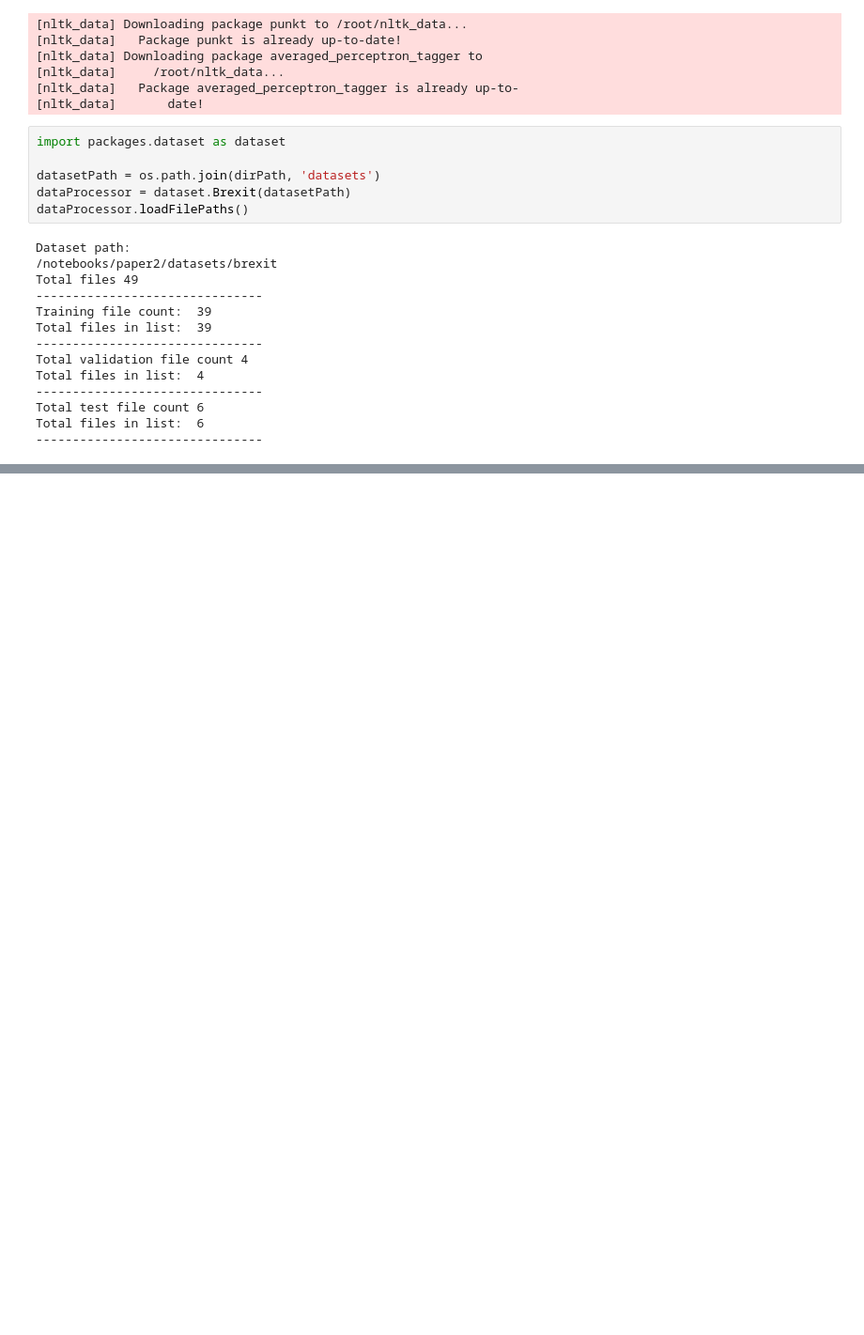
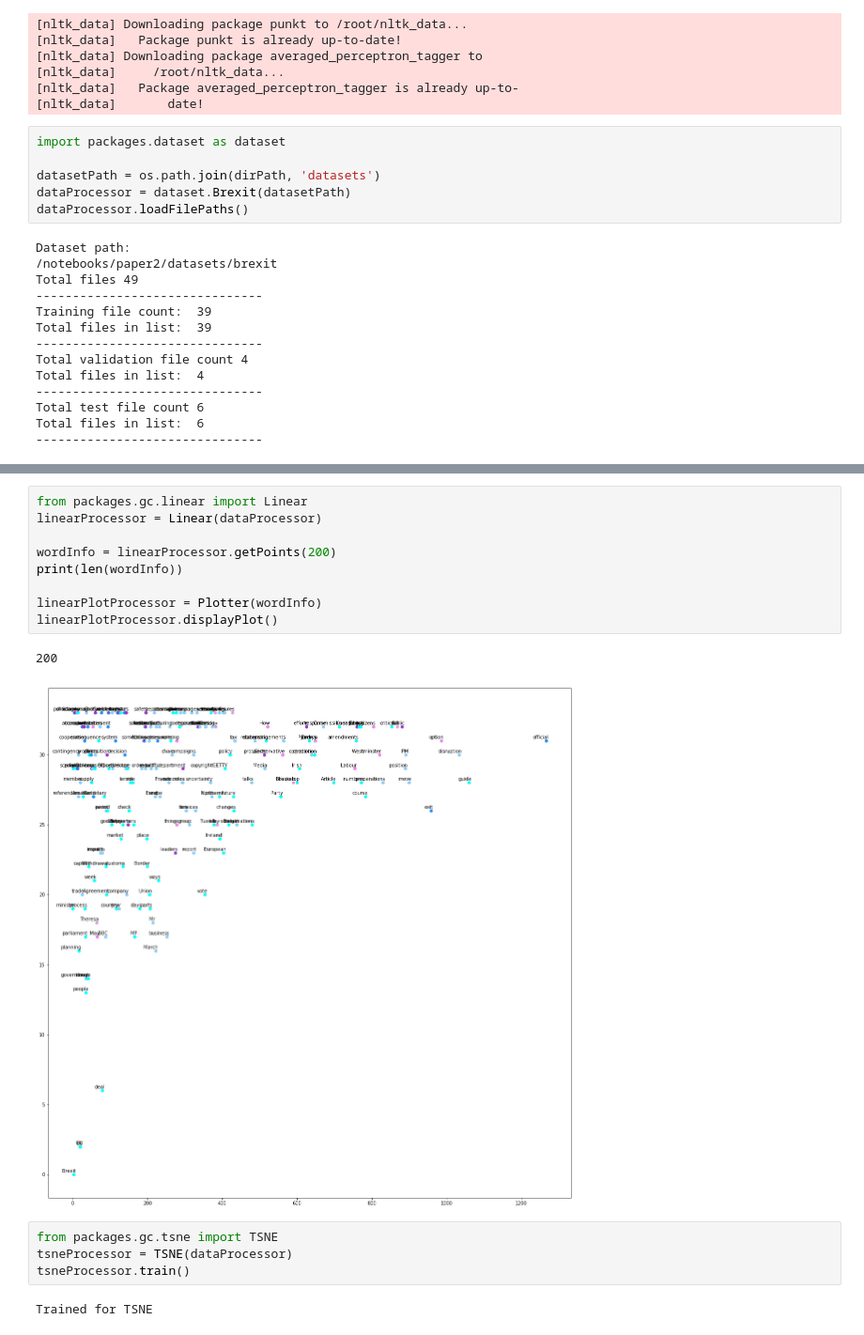
Before and after one commit to kahf-sami/Prototype-Analyzer, a Jupyter notebook: notebooks/paper2/GC.ipynb, the cells around one changed output, grey strips where cells are left out. Shown: that part at 94% size. Cells and saved outputs as stored; diff of their text form; blank space fills up the shorter version.

```diff
--- a/notebooks/paper2/GC.ipynb
+++ b/notebooks/paper2/GC.ipynb
@@ -61,0 +94,18 @@ ldaProcessor.train()
+# %%
+from packages.gc.linear import Linear
+linearProcessor = Linear(dataProcessor)
+
+wordInfo = linearProcessor.getPoints(200)
+print(len(wordInfo))
+
+linearPlotProcessor = Plotter(wordInfo)
+linearPlotProcessor.displayPlot()
+# %% [output]
+200
+[figure, added]
+# %%
+from packages.gc.tsne import TSNE
+tsneProcessor = TSNE(dataProcessor)
+tsneProcessor.train()
+# %% [output]
+Trained for TSNE
```
Also changed, not shown: parts of 5 cells of this notebook, 20 other files.
